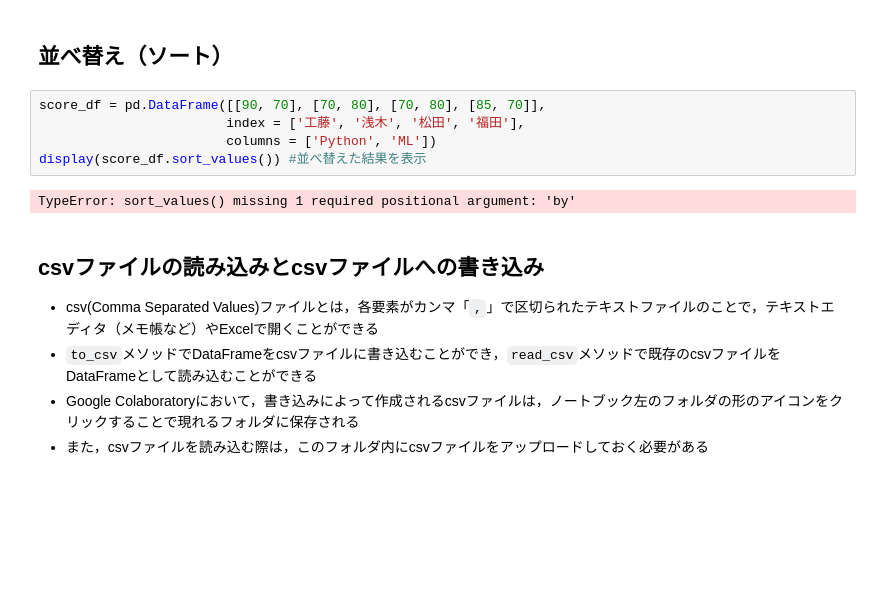
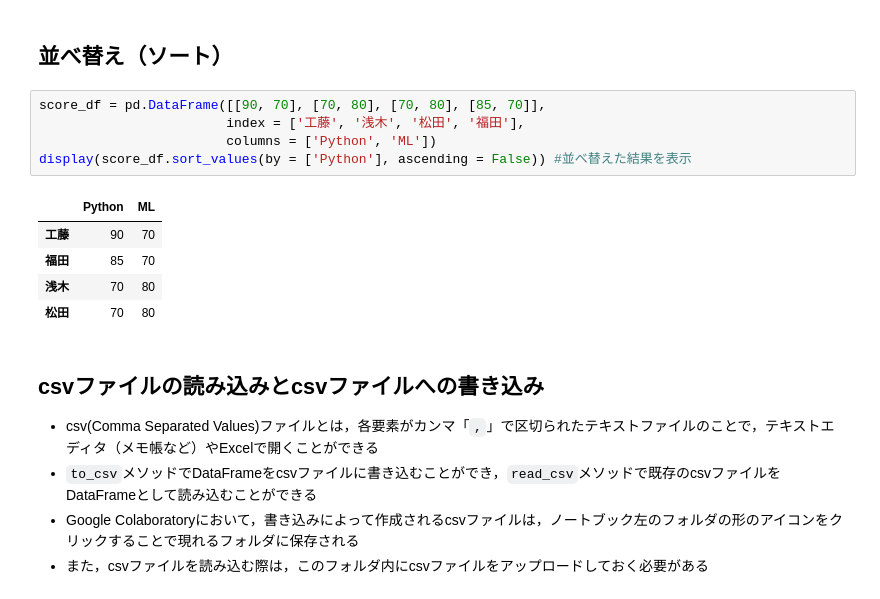
Before and after one commit to yoshida-nu/lec_datascience, a Jupyter notebook: doc/datascience_notebook_se_df.ipynb, the cells around one changed output. Cells and saved outputs as stored; diff of their text form; blank space fills up the shorter version.

```diff
--- a/doc/datascience_notebook_se_df.ipynb
+++ b/doc/datascience_notebook_se_df.ipynb
@@ -526,10 +527,14 @@ display(score_df.T)
 # %%
 score_df = pd.DataFrame([[90, 70], [70, 80], [70, 80], [85, 70]],
                         index = ['工藤', '浅木', '松田', '福田'],
                         columns = ['Python', 'ML'])
-display(score_df.sort_values()) #並べ替えた結果を表示
+display(score_df.sort_values(by = ['Python'], ascending = False)) #並べ替えた結果を表示
 # %% [output]
-TypeError: sort_values() missing 1 required positional argument: 'by'
+|  | Python | ML |
+| 工藤 | 90 | 70 |
+| 福田 | 85 | 70 |
+| 浅木 | 70 | 80 |
+| 松田 | 70 | 80 |
 # %% [markdown]
 ## csvファイルの読み込みとcsvファイルへの書き込み
 *  csv(Comma Separated Values)ファイルとは，各要素がカンマ「`,`」で区切られたテキストファイルのことで，テキストエディタ（メモ帳など）やExcelで開くことができる
```
Also changed, not shown: parts of 2 cells of this notebook, 1 other file.
